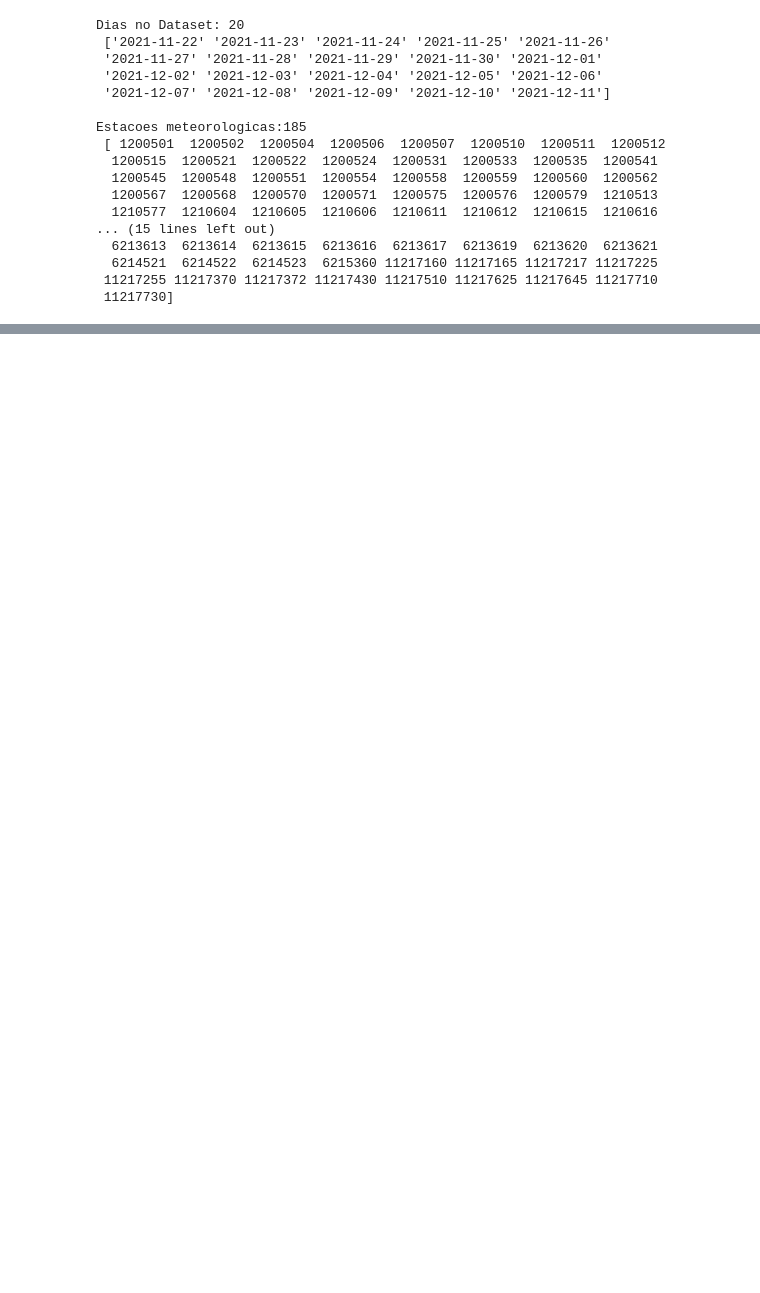
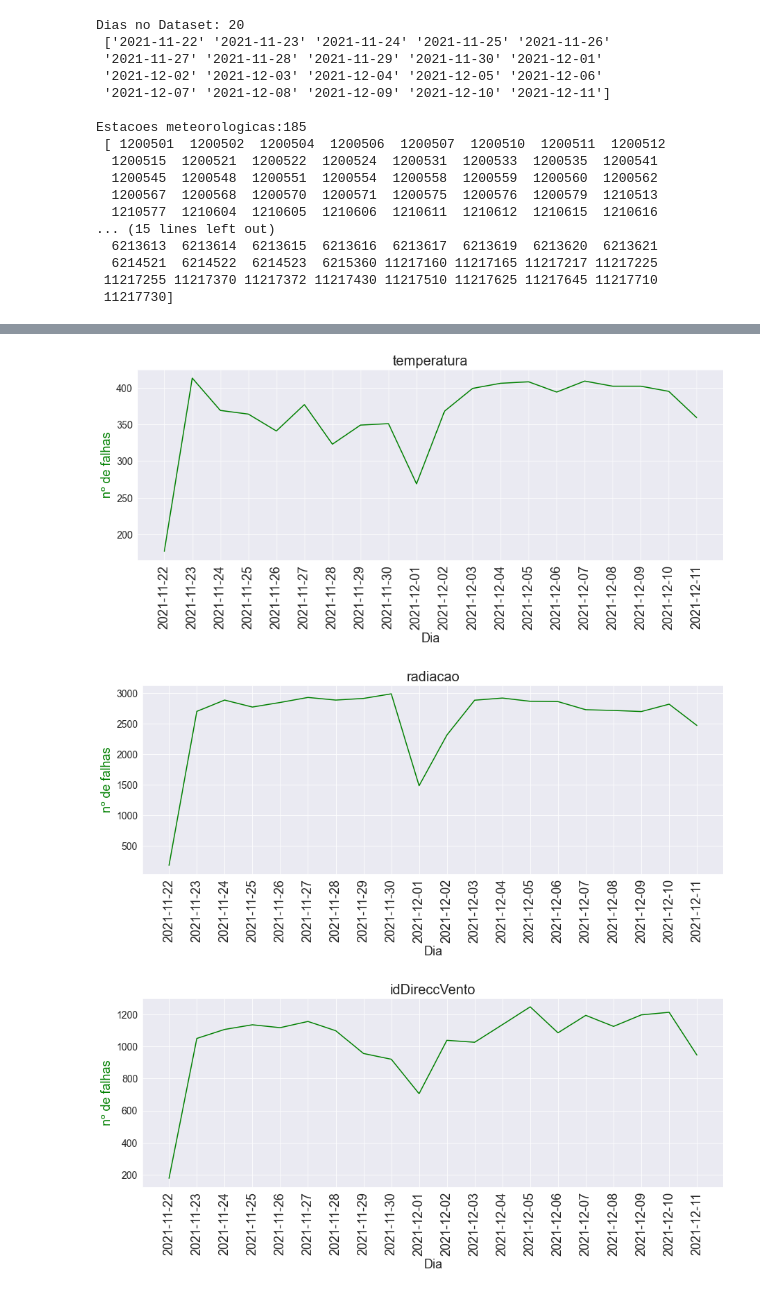
Before and after one commit to Bruno-H-Neves/PTClimate, a Jupyter notebook: TPT.ipynb, the cells around one changed output, grey strips where cells are left out. Saved outputs shown, nothing was run; the diff lists cells and outputs as text; code cells hidden in the pictures; blank space fills up the shorter version.

```diff
--- a/TPT.ipynb
+++ b/TPT.ipynb
@@ -97,0 +168,8 @@ Estacoes meteorologicas:185
+# %%
+for i,feat in enumerate(feature_list):
+    if i>2:
+        plt_falhas_sensores(Day_list,feat,Sum_Error_DF)
+# %% [output]
+[figure, added]
+[figure, added]
+[figure, added]
```
Also changed, not shown: parts of 18 cells of this notebook, 1 other file.
